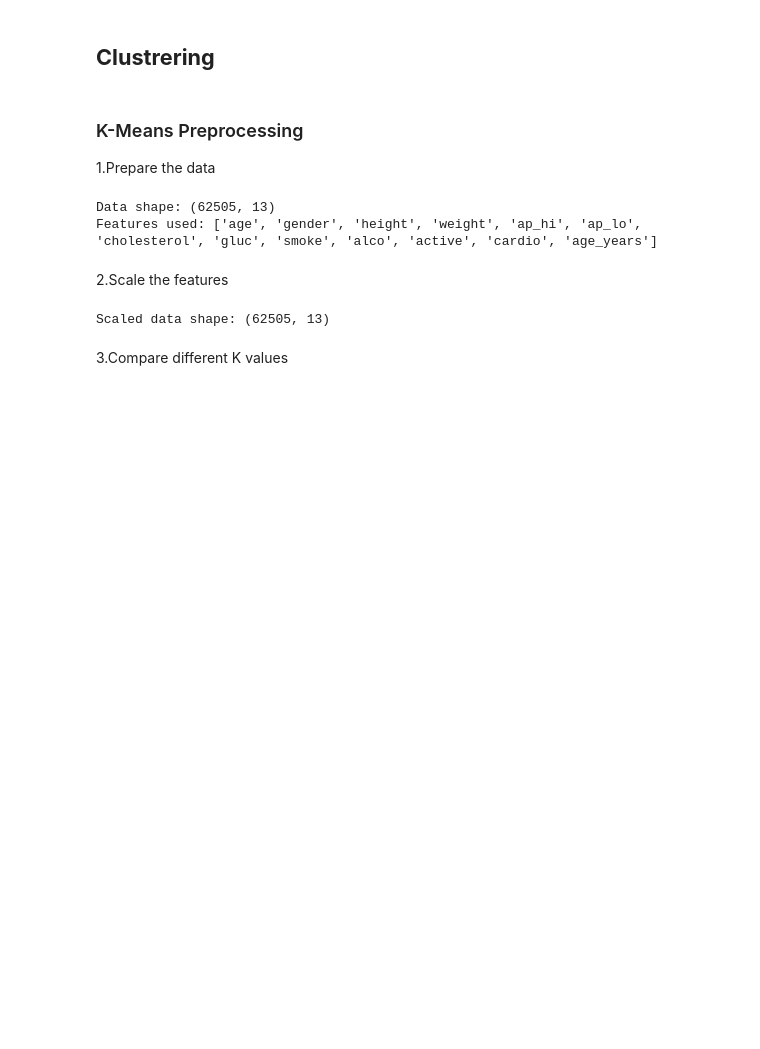
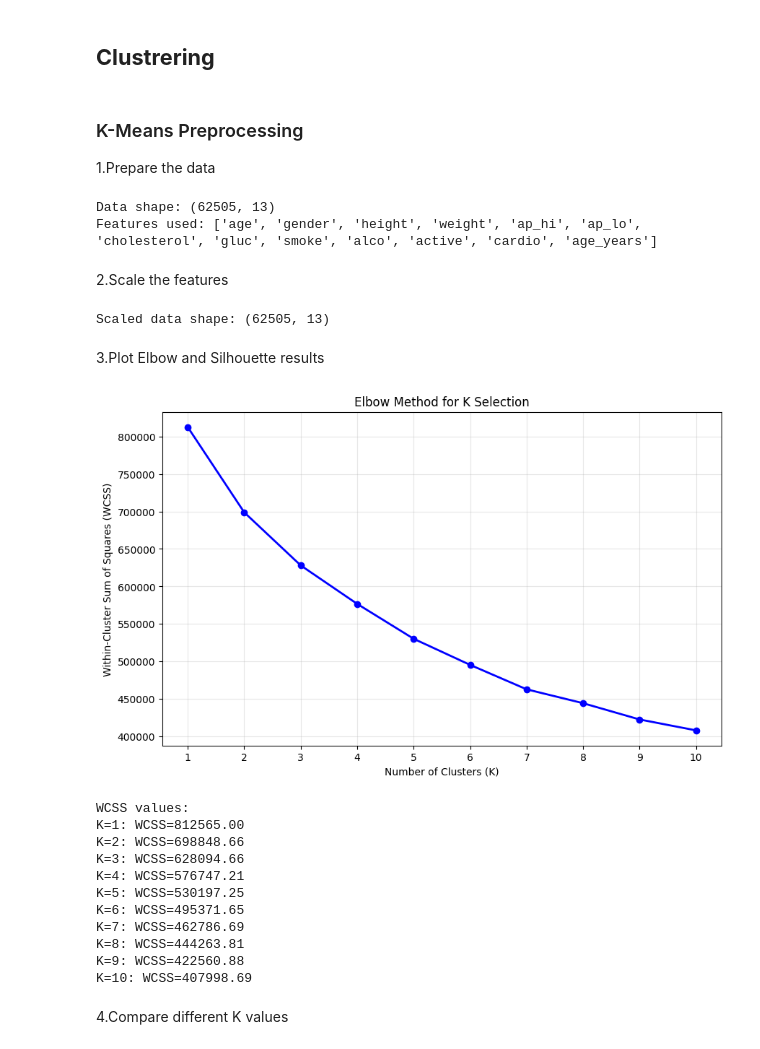
Before and after one commit to Mashael-fs/IT326-Cardiovascular-Disease, a Jupyter notebook: Reports Folder/Phase3.ipynb, the cells around one changed output. Saved outputs shown, nothing was run; the diff lists cells and outputs as text; code cells hidden in the pictures; blank space fills up the shorter version.

```diff
--- a/Reports Folder/Phase3.ipynb
+++ b/Reports Folder/Phase3.ipynb
@@ -666,6 +667,49 @@ X_scaled = scaler.fit_transform(X)
 print("Scaled data shape:", X_scaled.shape)
 # %% [output]
 Scaled data shape: (62505, 13)
+# %% [markdown]
+3.Plot Elbow and Silhouette results
+# %%
+# Calculate WCSS for K values from 1 to 10
+wcss = []
+k_range = range(1, 11)
+
+for k in k_range:
+    kmeans = KMeans(
+        n_clusters=k,
+        random_state=42,
+        n_init=10
+    )
+    kmeans.fit(X_scaled)
+    wcss.append(kmeans.inertia_)
+
+# Plot the Elbow curve
+plt.figure(figsize=(10, 6))
+plt.plot(k_range, wcss, "bo-", linewidth=2)
+plt.xlabel("Number of Clusters (K)")
+plt.ylabel("Within-Cluster Sum of Squares (WCSS)")
+plt.title("Elbow Method for K Selection")
+plt.xticks(list(k_range))
+plt.grid(True, alpha=0.3)
+plt.show()
+
+# Print the WCSS values
+print("WCSS values:")
+for k, value in zip(k_range, wcss):
+    print(f"K={k}: WCSS={value:.2f}")
+# %% [output]
+[figure, added]
+WCSS values:
+K=1: WCSS=812565.00
+K=2: WCSS=698848.66
+K=3: WCSS=628094.66
+K=4: WCSS=576747.21
+K=5: WCSS=530197.25
+K=6: WCSS=495371.65
+K=7: WCSS=462786.69
+K=8: WCSS=444263.81
+K=9: WCSS=422560.88
+K=10: WCSS=407998.69
 # %% [markdown]
-3.Compare different K values
+4.Compare different K values
 # %%
```
Also changed, not shown: parts of 6 cells of this notebook.
